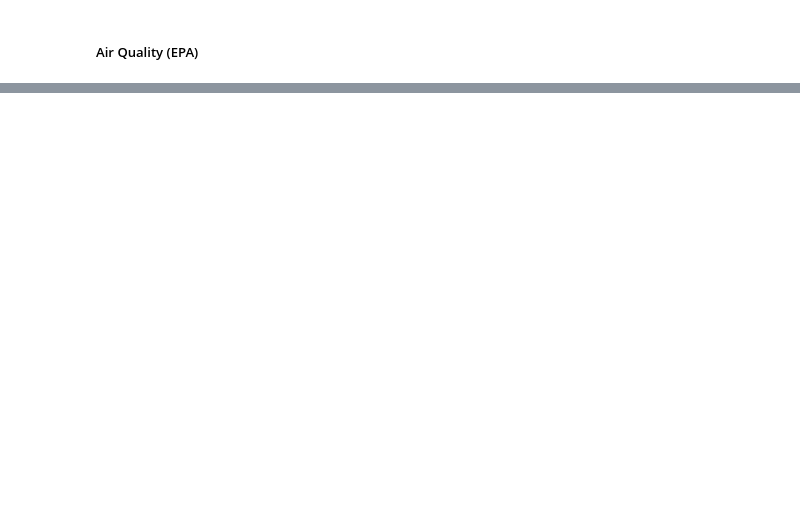
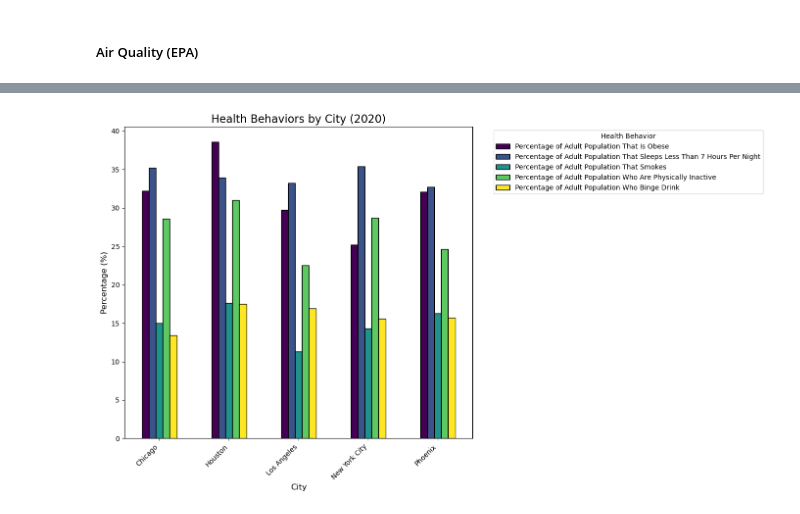
Before and after one commit to maddieemihle/major-city-visualization, a Jupyter notebook: Master Analysis.ipynb, the cells around one changed output, grey strips where cells are left out. Drawn from its saved outputs; the diff is of its cells as text; code cells hidden in the pictures; blank space fills up the shorter version.

```diff
--- a/Master Analysis.ipynb
+++ b/Master Analysis.ipynb
@@ -62,6 +65,7 @@ nyc_income_csv = Path('data_files/ny_data/nyc_cleaned_data/cleaned_nyc_income.cs
 nyc_edu_csv = Path('data_files/ny_data/nyc_cleaned_data/cleaned_nyc_edu_level.csv')
 nyc_age_csv = Path('data_files/ny_data/nyc_cleaned_data/cleaned_nyc_age.csv')
 nyc_race_csv = Path('data_files/ny_data/nyc_cleaned_data/cleaned_nyc_race.csv')
+nyc_health_csv = Path('data_files/ny_data/nyc_cleaned_data/cleaned_nyc_health.csv')
 
 # Read the csv files
 nyc_commute_df = pd.read_csv(nyc_commute_csv)
@@ -71,6 +75,7 @@ nyc_income_df = pd.read_csv(nyc_income_csv)
 nyc_edu_df = pd.read_csv(nyc_edu_csv)
 nyc_age_df = pd.read_csv(nyc_age_csv)
 nyc_race_df = pd.read_csv(nyc_race_csv)
+nyc_health_df = pd.read_csv(nyc_health_csv)
 # %%
 # Load the datasets from Los Angeles
 la_commute_csv = Path('data_files/la_data/la_cleaned_csv/cleaned_la_commute_time.csv')
@@ -80,6 +85,7 @@ la_income_csv = Path('data_files/la_data/la_cleaned_csv/cleaned_la_med_household
 la_edu_csv = Path('data_files/la_data/la_cleaned_csv/cleaned_la_edu_lvl.csv')
 la_age_csv = Path('data_files/la_data/la_cleaned_csv/cleaned_la_age.csv')
 la_race_csv = Path('data_files/la_data/la_cleaned_csv/cleaned_la_race.csv')
+la_health_csv = Path('data_files/la_data/la_cleaned_csv/cleaned_la_health_behaviors.csv')
 
 # Read csv files
 la_commute_df = pd.read_csv(la_commute_csv)
@@ -89,6 +95,7 @@ la_income_df = pd.read_csv(la_income_csv)
 la_edu_df = pd.read_csv(la_edu_csv)
 la_age_df = pd.read_csv(la_age_csv)
 la_race_df = pd.read_csv(la_race_csv)
+la_health_df = pd.read_csv(la_health_csv)
 # %%
 # Load the datasets from Phoenix
 phx_commute_csv = Path('data_files/phoenix_data/phx_cleaned_csv/cleaned_phx_commute.csv')
@@ -98,6 +105,7 @@ phx_income_csv = Path('data_files/phoenix_data/phx_cleaned_csv/cleaned_phx_incom
 phx_edu_csv = Path('data_files/phoenix_data/phx_cleaned_csv/cleaned_phx_edu_level.csv')
 phx_age_csv = Path('data_files/phoenix_data/phx_cleaned_csv/cleaned_phx_age.csv')
 phx_race_csv = Path('data_files/phoenix_data/phx_cleaned_csv/cleaned_phx_race.csv')
+phx_health_csv = Path('data_files/phoenix_data/phx_cleaned_csv/cleaned_phx_health.csv')
 
 # Read csv files into pandas DataFrames
 phx_commute_df = pd.read_csv(phx_commute_csv)
@@ -107,6 +115,7 @@ phx_income_df = pd.read_csv(phx_income_csv)
 phx_edu_df = pd.read_csv(phx_edu_csv)
 phx_age_df = pd.read_csv(phx_age_csv)
 phx_race_df = pd.read_csv(phx_race_csv)
+phx_health_df = pd.read_csv(phx_health_csv)
 # %% [markdown]
 #### Merging DataFrames
 # %%
@@ -118,4 +127,4 @@ combined_income_df = pd.concat([chicago_income_df, houston_income_df, la_income_
 combined_edu_df = pd.concat([chicago_edu_df, houston_edu_df, nyc_edu_df, la_edu_df, phx_edu_df], ignore_index=True)
 combined_age_df = pd.concat([chicago_age_df, houston_age_df, nyc_age_df, la_age_df, phx_age_df], ignore_index=True)
 combined_race_df = pd.concat([chicago_race_df, houston_race_df, la_race_df, nyc_race_df, phx_race_df], ignore_index=True)
-combined_health_df = pd.concat([chicago_health_df], ignore_index=True)
+combined_health_df = pd.concat([chicago_health_df, houston_health_df, nyc_health_df, la_health_df, phx_health_df], ignore_index=True)
@@ -524,0 +526,32 @@ Passing `palette` without assigning `hue` is deprecated and will be removed in v
+# %%
+# Filter the data for relevant health behaviors
+health_behaviors = combined_health_df[
+    combined_health_df['Variable properties name'].str.contains(
+        'Percentage of Adult Population', na=False
+    )
+]
+
+# Pivot the data for visualization
+health_pivot = health_behaviors.pivot(
+    index='Entity properties name',
+    columns='Variable properties name',
+    values='Variable observation value'
+)
+
+# Plot the data
+health_pivot.plot(kind='bar', figsize=(14, 8), colormap='viridis', edgecolor='black')
+
+# Set the title and labels
+plt.title('Health Behaviors by City (2020)', fontsize=16)
+plt.xlabel('City', fontsize=12)
+plt.ylabel('Percentage (%)', fontsize=12)
+plt.xticks(rotation=45, ha='right')
+
+# Add a legend
+plt.legend(title='Health Behavior', bbox_to_anchor=(1.05, 1), loc='upper left')
+
+# Show the plot
+plt.tight_layout()
+plt.show()
+# %% [output]
+[figure, added]
```
Also changed, not shown: parts of 33 cells of this notebook, 4 other files.
